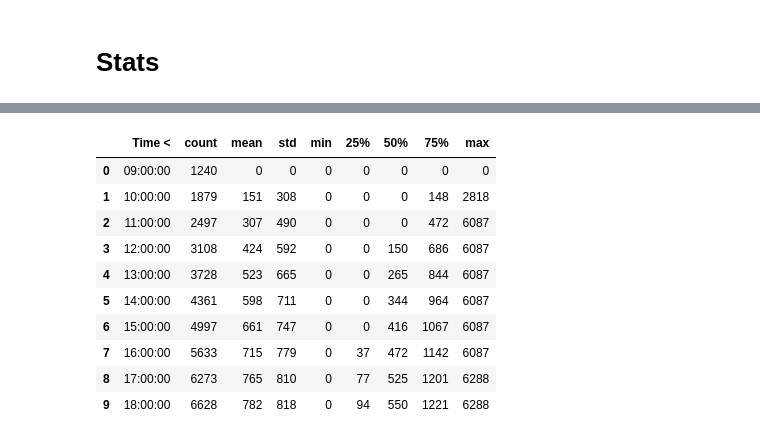
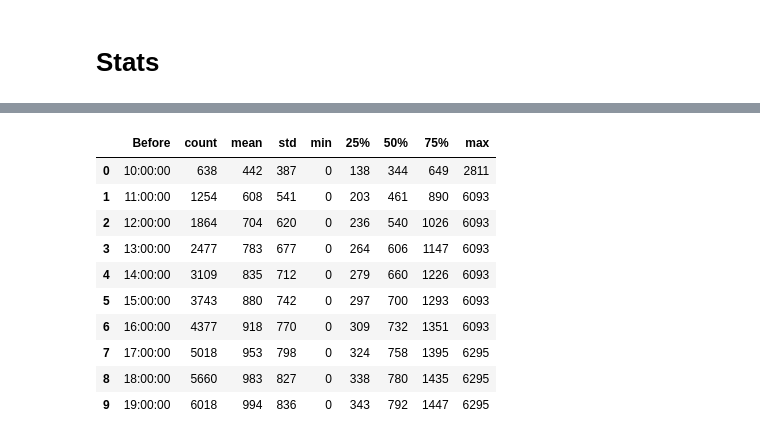
Before and after one commit to jhvissotto/Analise-Probabilistica-do-Mini-Indice, a Jupyter notebook: Stats Intra/ID Until Now.ipynb, the cells around one changed output, grey strips where cells are left out. Drawn from its saved outputs; the diff is of its cells as text; code cells hidden in the pictures.

```diff
--- a/Stats Intra/ID Until Now.ipynb
+++ b/Stats Intra/ID Until Now.ipynb
@@ -19,7 +17,7 @@ Raw = pd.read_csv('Storage/Raw.csv', parse_dates=['datetime'])
 Raw.head()
 # %%
 def QUERY_SELECT(Raw, SYMBOLS, TFRAMES):
-    return Raw[Raw['symbol'].isin(SYMBOLS) & Raw['tf'].isin(TFRAMES)] .reset_index(drop=1)
+    return Raw[Raw['symbol'].isin([*SYMBOLS]) & Raw['tf'].isin([*TFRAMES])] .reset_index(drop=1)
 
 Query = QUERY_SELECT(Raw, SYMBOLS=['WIN$'], TFRAMES=['H1'])
 Query.head()
@@ -50,7 +48,7 @@ def FORMAT_SOURCE(Query):
     Src['Close']    = Query['close']
 
     Src['Change']   = Src['Close'] - Src['Open']
-    Src['HL']       = Src['High']  - Src['Low']
+    Src['Hilo']     = Src['High']  - Src['Low']
     return Src
 
 Src = FORMAT_SOURCE(Query)
@@ -74,3 +56,29 @@ Calc.head()
+# %%
+def CALCULATIONS(Src):
+    Calc = pd.DataFrame(Src)
+    Calc_by = Calc.groupby(['Symbol','TF','Date'], sort=0, group_keys=0)
+
+    Calc['Day Open']        = Calc_by['Open'].transform('first')
+    Calc['ID High']         = Calc_by['High'].expanding().max()     .reset_index(drop=1)
+    Calc['ID Low']          = Calc_by['Low'].expanding().min()      .reset_index(drop=1)
+
+    Calc['ID Change']       = Calc['Close']   - Calc['Day Open']
+    Calc['ID Hilo']         = Calc['ID High'] - Calc['ID Low']
+
+    Calc['ID Sign']         = Calc['ID Change'].apply(lambda x: -1 if (x <  0) else  +1)
+    Calc['ID Sign Bull']    = Calc['ID Change'].apply(lambda x: +1 if (x >= 0) else nan)
+    Calc['ID Sign Bear']    = Calc['ID Change'].apply(lambda x: -1 if (x <  0) else nan)
+
+    Calc['ID Chg Abs']      = Calc['ID Change'].abs()
+    Calc['ID Chg Pos']      = Calc['ID Chg Abs'] * Calc['ID Sign Bull']
+    Calc['ID Chg Neg']      = Calc['ID Chg Abs'] * Calc['ID Sign Bear']
+
+    Calc['ID HL Pos']       = Calc['ID Hilo'] * Calc['ID Sign Bull']
+    Calc['ID HL Neg']       = Calc['ID Hilo'] * Calc['ID Sign Bear']
+    return Calc
+
+Calc = CALCULATIONS(Src)
+Calc.head()
 # %% [markdown]
 # Stats
 # %%
@@ -81,10 +89,8 @@ def STATS(Calc, Col):
         Df = Calc[Calc['Time'] <= dt.time(HR,00)]
 
         pipe.append({
-            'Time <': dt.time(HR,00),
+            'Before': dt.time(HR+1,00),
             **Df[Col].describe().round(0).astype(int)
         })
     pass
     return pd.DataFrame(pipe)
-
-STATS(Calc, Col='ID Chg Bwd')
@@ -117,15 +125,15 @@ STATS(Calc, Col='ID Chg Bwd Abs')
 # %%
-STATS(Calc, Col='ID Chg Bwd Pos')
+STATS(Calc, Col='ID Chg Pos')
 # %% [output]
-|  | Time < | count | mean | std | min | 25% | 50% | 75% | max |
-| 0 | 09:00:00 | 1240 | 0 | 0 | 0 | 0 | 0 | 0 | 0 |
-| 1 | 10:00:00 | 1879 | 151 | 308 | 0 | 0 | 0 | 148 | 2818 |
-| 2 | 11:00:00 | 2497 | 307 | 490 | 0 | 0 | 0 | 472 | 6087 |
-| 3 | 12:00:00 | 3108 | 424 | 592 | 0 | 0 | 150 | 686 | 6087 |
-| 4 | 13:00:00 | 3728 | 523 | 665 | 0 | 0 | 265 | 844 | 6087 |
-| 5 | 14:00:00 | 4361 | 598 | 711 | 0 | 0 | 344 | 964 | 6087 |
-| 6 | 15:00:00 | 4997 | 661 | 747 | 0 | 0 | 416 | 1067 | 6087 |
-| 7 | 16:00:00 | 5633 | 715 | 779 | 0 | 37 | 472 | 1142 | 6087 |
-| 8 | 17:00:00 | 6273 | 765 | 810 | 0 | 77 | 525 | 1201 | 6288 |
-| 9 | 18:00:00 | 6628 | 782 | 818 | 0 | 94 | 550 | 1221 | 6288 |
+|  | Before | count | mean | std | min | 25% | 50% | 75% | max |
+| 0 | 10:00:00 | 638 | 442 | 387 | 0 | 138 | 344 | 649 | 2811 |
+| 1 | 11:00:00 | 1254 | 608 | 541 | 0 | 203 | 461 | 890 | 6093 |
+| 2 | 12:00:00 | 1864 | 704 | 620 | 0 | 236 | 540 | 1026 | 6093 |
+| 3 | 13:00:00 | 2477 | 783 | 677 | 0 | 264 | 606 | 1147 | 6093 |
+| 4 | 14:00:00 | 3109 | 835 | 712 | 0 | 279 | 660 | 1226 | 6093 |
+| 5 | 15:00:00 | 3743 | 880 | 742 | 0 | 297 | 700 | 1293 | 6093 |
+| 6 | 16:00:00 | 4377 | 918 | 770 | 0 | 309 | 732 | 1351 | 6093 |
+| 7 | 17:00:00 | 5018 | 953 | 798 | 0 | 324 | 758 | 1395 | 6295 |
+| 8 | 18:00:00 | 5660 | 983 | 827 | 0 | 338 | 780 | 1435 | 6295 |
+| 9 | 19:00:00 | 6018 | 994 | 836 | 0 | 343 | 792 | 1447 | 6295 |
 # %%
```
Also changed, not shown: parts of 11 cells of this notebook, 3 other files.
